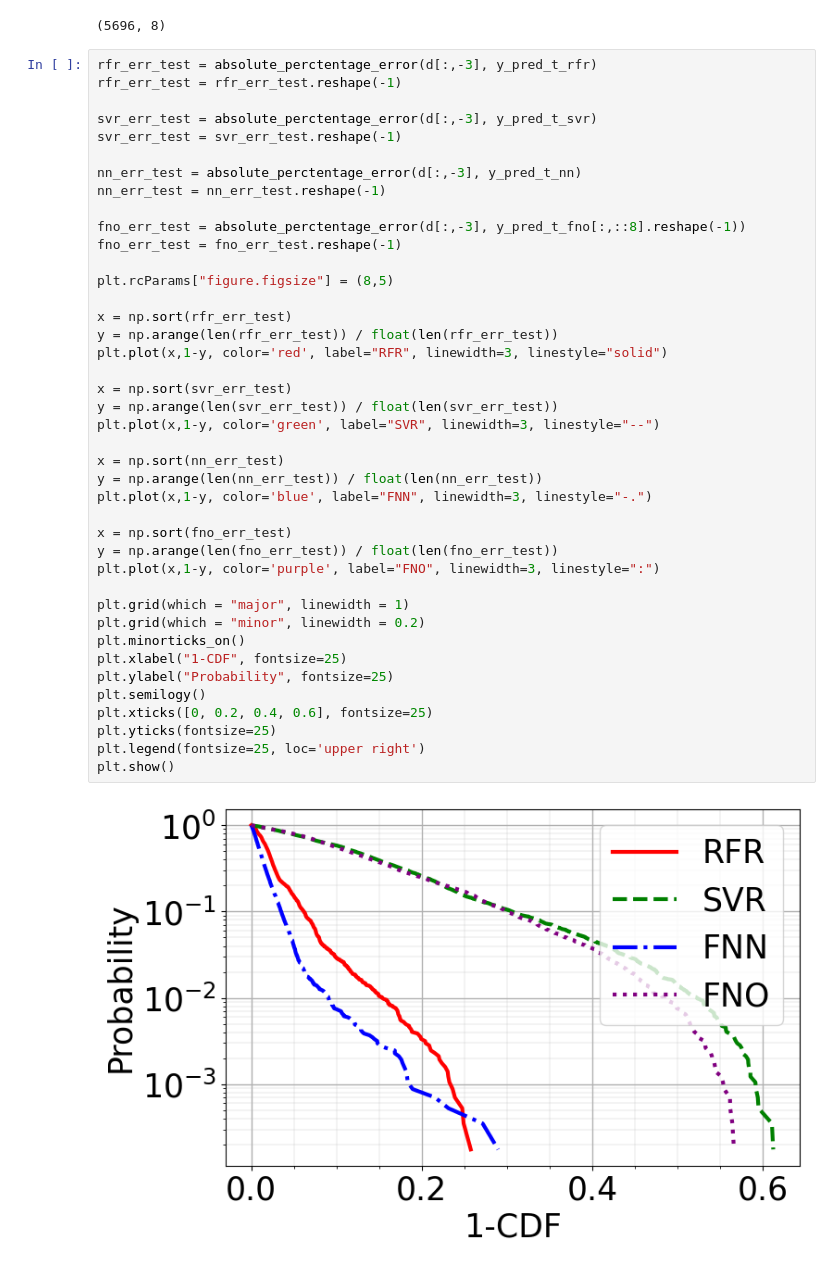
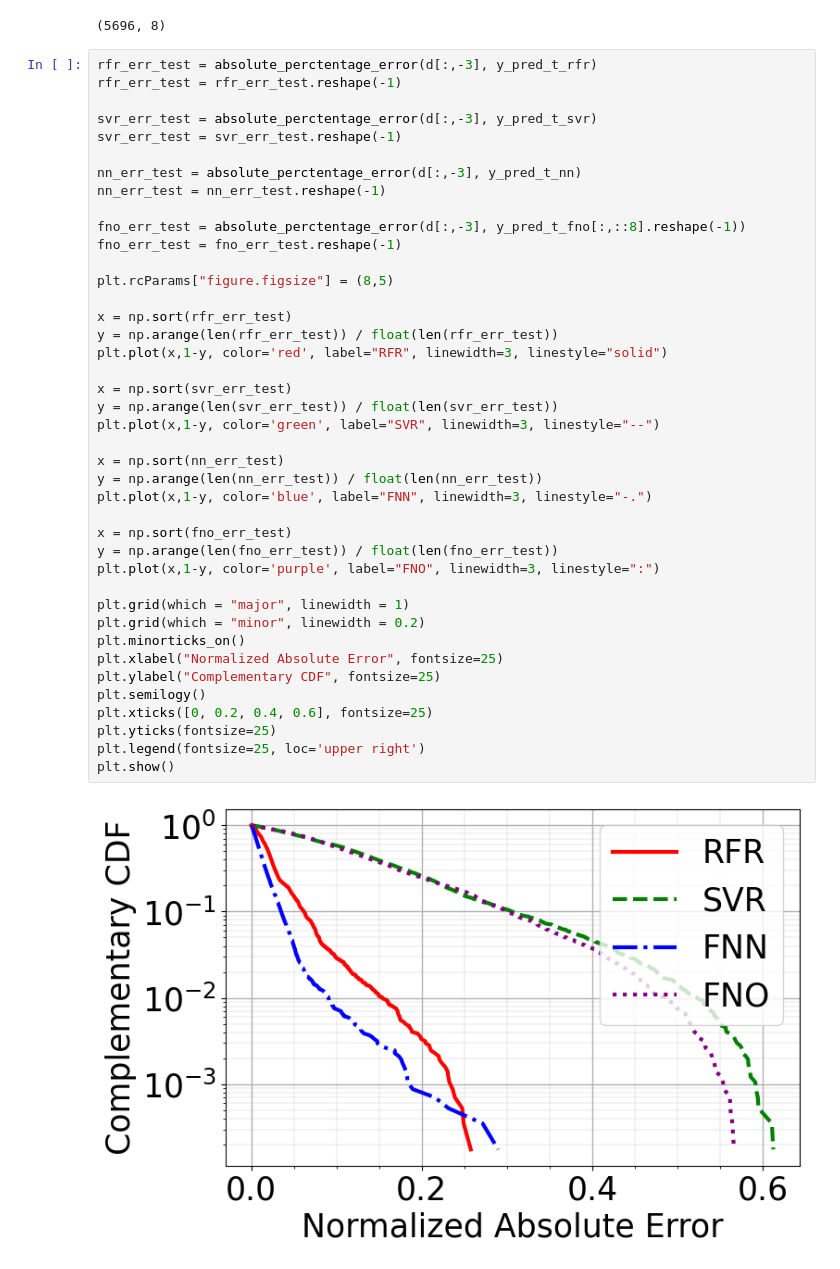
Before and after one commit to tgautam03/SIFBench, a Jupyter notebook: CCDF_PLOT.ipynb, the cells around one changed output. Cells and saved outputs as stored; diff of their text form.

```diff
--- a/CCDF_PLOT.ipynb
+++ b/CCDF_PLOT.ipynb
@@ -202,33 +202,33 @@ nn_err_test = nn_err_test.reshape(-1)
 fno_err_test = absolute_perctentage_error(d[:,-3], y_pred_t_fno[:,::8].reshape(-1))
 fno_err_test = fno_err_test.reshape(-1)
 
 plt.rcParams["figure.figsize"] = (8,5)
 
 x = np.sort(rfr_err_test)
 y = np.arange(len(rfr_err_test)) / float(len(rfr_err_test))
 plt.plot(x,1-y, color='red', label="RFR", linewidth=3, linestyle="solid")
 
 x = np.sort(svr_err_test)
 y = np.arange(len(svr_err_test)) / float(len(svr_err_test))
 plt.plot(x,1-y, color='green', label="SVR", linewidth=3, linestyle="--")
 
 x = np.sort(nn_err_test)
 y = np.arange(len(nn_err_test)) / float(len(nn_err_test))
 plt.plot(x,1-y, color='blue', label="FNN", linewidth=3, linestyle="-.")
 
 x = np.sort(fno_err_test)
 y = np.arange(len(fno_err_test)) / float(len(fno_err_test))
 plt.plot(x,1-y, color='purple', label="FNO", linewidth=3, linestyle=":")
 
 plt.grid(which = "major", linewidth = 1)
 plt.grid(which = "minor", linewidth = 0.2)
 plt.minorticks_on()
-plt.xlabel("1-CDF", fontsize=25)
-plt.ylabel("Probability", fontsize=25)
+plt.xlabel("Normalized Absolute Error", fontsize=25)
+plt.ylabel("Complementary CDF", fontsize=25)
 plt.semilogy()
 plt.xticks([0, 0.2, 0.4, 0.6], fontsize=25)
 plt.yticks(fontsize=25)
 plt.legend(fontsize=25, loc='upper right')
 plt.show()
 # %% [output]
-[figure, old version]
+[figure, new version]
```
Also changed, not shown: parts of 1 cell of this notebook, 1 other file.
